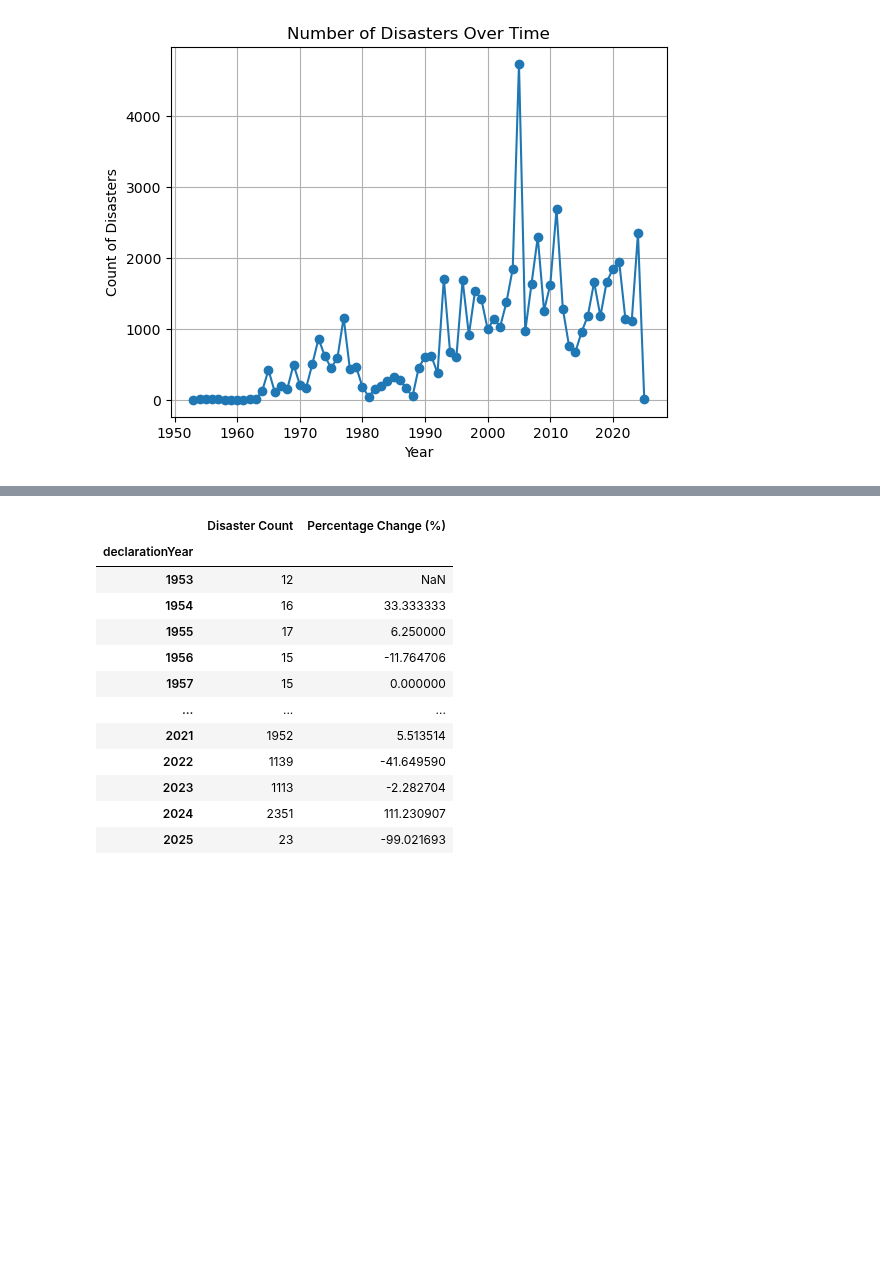
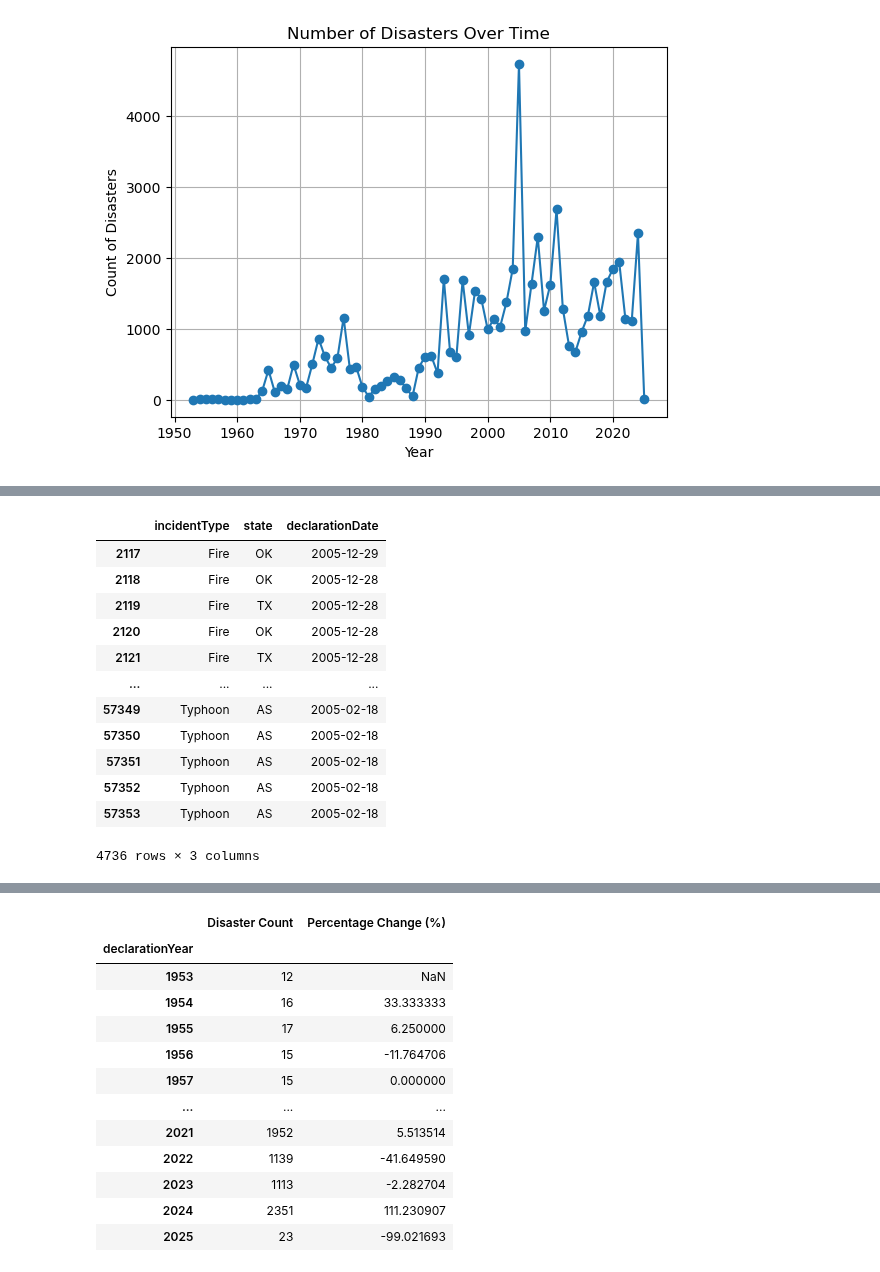
Before and after one commit to Neelka96/HavocMapper, a Jupyter notebook: data_pipeline.ipynb, the cells around one changed output, grey strips where cells are left out. Drawn from its saved outputs; the diff is of its cells as text; code cells hidden in the pictures; blank space fills up the shorter version.

```diff
--- a/data_pipeline.ipynb
+++ b/data_pipeline.ipynb
@@ -500,0 +549,20 @@ plt.show()
+# %%
+# Filter disasters for 2005
+disasters_2005 = fema_disasters[fema_disasters['declarationDate'].dt.year == 2005]
+
+# Display the dataset for 2005
+disasters_2005[['incidentType', 'state', 'declarationDate']]
+# %% [output]
+|  | incidentType | state | declarationDate |
+| 2117 | Fire | OK | 2005-12-29 |
+| 2118 | Fire | OK | 2005-12-28 |
+| 2119 | Fire | TX | 2005-12-28 |
+| 2120 | Fire | OK | 2005-12-28 |
+| 2121 | Fire | TX | 2005-12-28 |
+| ... | ... | ... | ... |
+| 57349 | Typhoon | AS | 2005-02-18 |
+| 57350 | Typhoon | AS | 2005-02-18 |
+| 57351 | Typhoon | AS | 2005-02-18 |
+| 57352 | Typhoon | AS | 2005-02-18 |
+| 57353 | Typhoon | AS | 2005-02-18 |
+4736 rows × 3 columns
```
Also changed, not shown: parts of 11 cells of this notebook.
